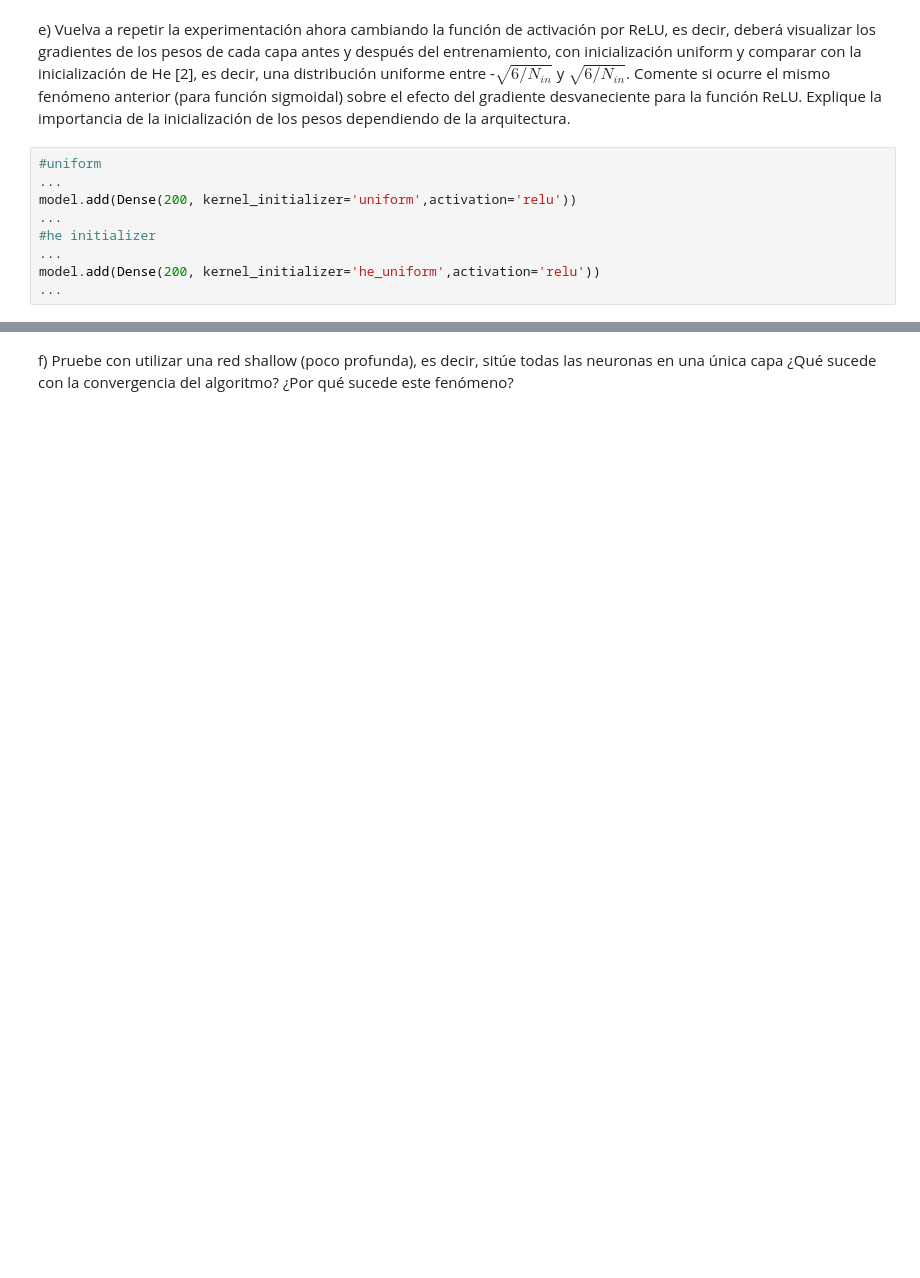
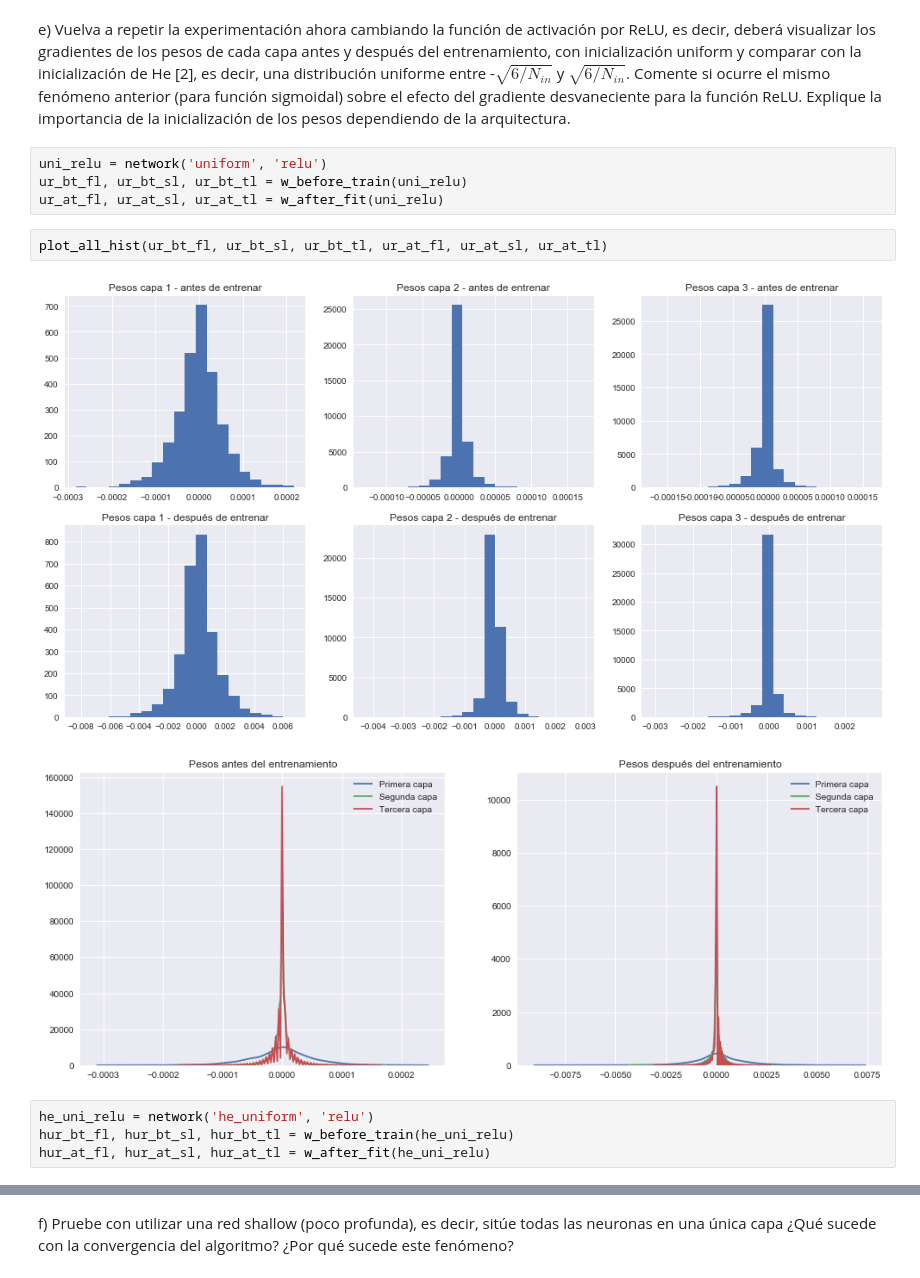
Before and after one commit to MrSutra/NeuralNetworks-1, a Jupyter notebook: Pregunta 2.ipynb, the cells around one changed output, grey strips where cells are left out. Saved outputs shown, nothing was run; the diff lists cells and outputs as text; blank space fills up the shorter version.

```diff
--- a/Pregunta 2.ipynb
+++ b/Pregunta 2.ipynb
@@ -189,11 +185,15 @@ model.compile(optimizer=sgd,loss='mean_squared_error')
 # %% [markdown]
 e) Vuelva a repetir la experimentación ahora cambiando la función de activación por ReLU, es decir, deberá visualizar los gradientes de los pesos de cada capa antes y después del entrenamiento, con inicialización uniform y comparar con la inicialización de He [2], es decir, una distribución uniforme entre -$\sqrt{6/N_{in}}$ y $\sqrt{6/N_{in}} $. Comente si ocurre el mismo fenómeno anterior (para función sigmoidal) sobre el efecto del gradiente desvaneciente para la función ReLU. Explique la importancia de la inicialización de los pesos dependiendo de la arquitectura.
-# %%
-#uniform
-...
-model.add(Dense(200, kernel_initializer='uniform',activation='relu'))
-...
-#he initializer
-...
-model.add(Dense(200, kernel_initializer='he_uniform',activation='relu'))
-...
+# %%
+uni_relu = network('uniform', 'relu')
+ur_bt_fl, ur_bt_sl, ur_bt_tl = w_before_train(uni_relu)
+ur_at_fl, ur_at_sl, ur_at_tl = w_after_fit(uni_relu)
+# %%
+plot_all_hist(ur_bt_fl, ur_bt_sl, ur_bt_tl, ur_at_fl, ur_at_sl, ur_at_tl)
+# %% [output]
+[figure, added]
+[figure, added]
+# %%
+he_uni_relu = network('he_uniform', 'relu')
+hur_bt_fl, hur_bt_sl, hur_bt_tl = w_before_train(he_uni_relu)
+hur_at_fl, hur_at_sl, hur_at_tl = w_after_fit(he_uni_relu)
```
Also changed, not shown: parts of 39 cells of this notebook.
